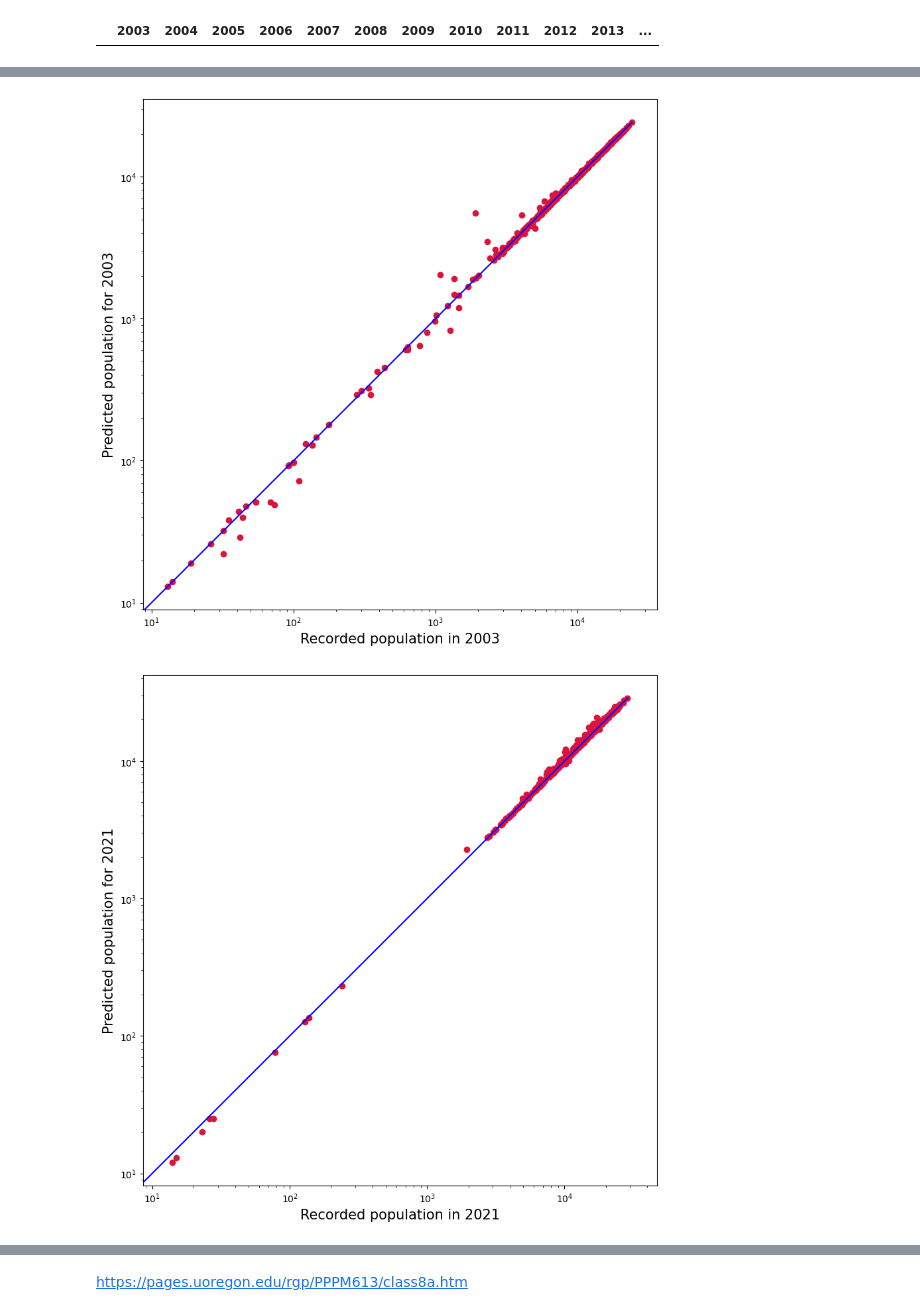
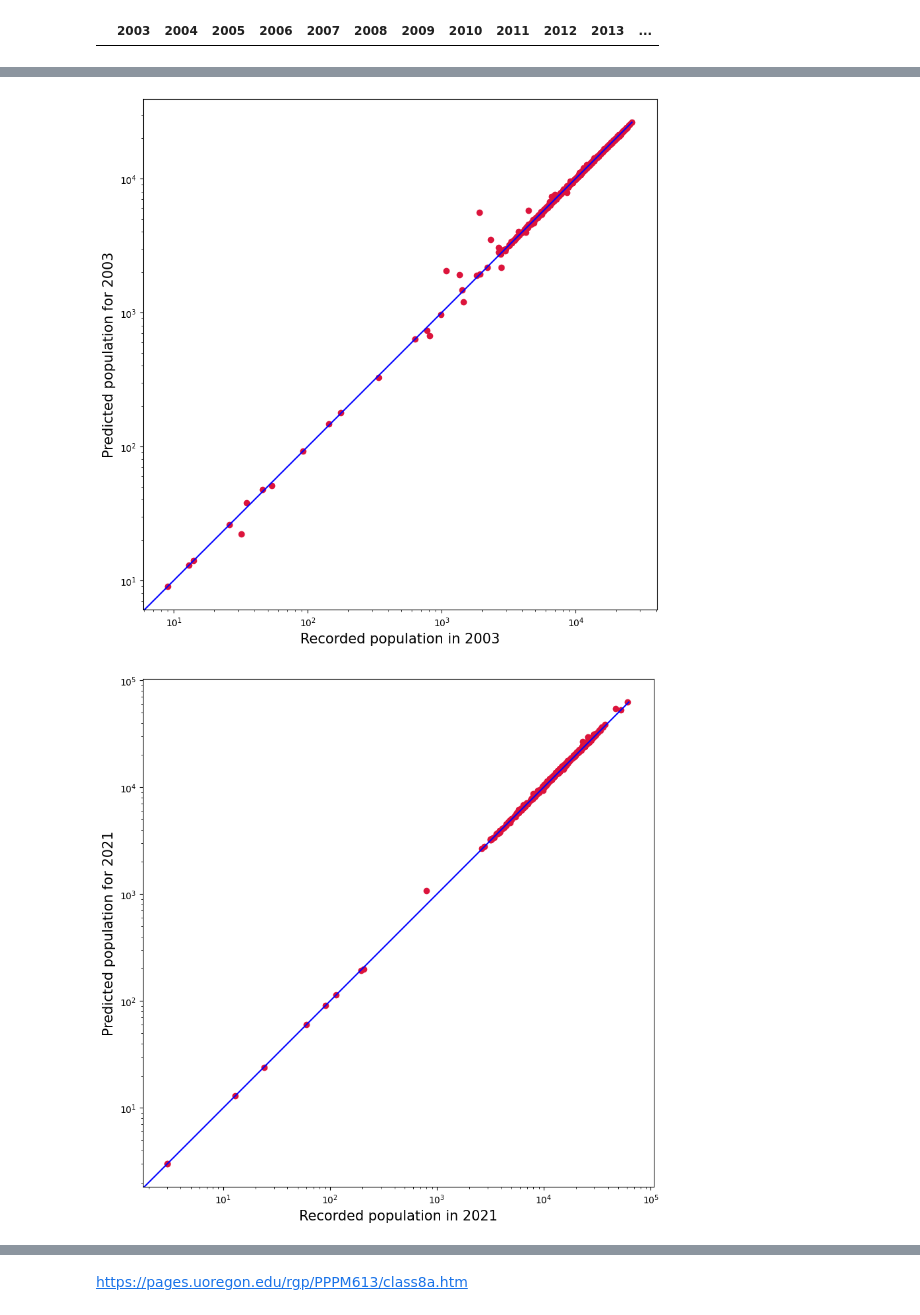
Before and after one commit to MAST30034-Applied-Data-Science/generic-real-estate-consulting-project-group-9, a Jupyter notebook: notebooks/population_prediction.ipynb, the cells around one changed output, grey strips where cells are left out. Cells and saved outputs as stored; diff of their text form; code cells hidden in the pictures.

Commit message:
population prediction update
new version of population prediction to be able to match the postcode with sa2code

```diff
--- a/notebooks/population_prediction.ipynb
+++ b/notebooks/population_prediction.ipynb
@@ -5,5 +7,5 @@ import matplotlib.pyplot as plt
 # %%
-df = pd.read_excel('32180DS0001_2001-21.xlsx',sheet_name='Table 1',skiprows=6,header = 1)
+df = pd.read_excel('population_2001-21.xlsx',sheet_name='Table 1',skiprows=6,header = 1)
 df
 # %% [output]
 |  | S/T code | S/T name | GCCSA code | GCCSA name | SA4 code | SA4 name | SA3 code | SA3 name | SA2 code | ... |
@@ -69,7 +53,7 @@ df_vic = df_vic.rename(columns = {'no.':'2001','no..1':'2002','no..2':'2003','no
                      'no..5':'2006','no..6':'2007','no..7':'2008','no..8':'2009','no..9':'2010',
                      'no..10':'2011','no..11':'2012','no..12':'2013','no..13':'2014','no..14':'2015',
                      'no..15':'2016','no..16':'2017','no..17':'2018','no..18':'2019',
-                     'no..19':'2020','no..20':'2021'}, inplace = False)
+                     'no..19':'2020','no..20':'2021','no..21':'2021-2020='}, inplace = False)
 # %%
 df_vic.columns
 # %% [output]
@@ -130,9 +105,8 @@ predict_df = pd.DataFrame()
 i = 0
 while i<19:
     #print(i)
-    predict_df[YEAR_LIST[i+2]] = round(df_vic[YEAR_LIST[i+1]]*
-                                       (1+(df_vic[YEAR_LIST[i+1]] - df_vic[YEAR_LIST[i]])/df_vic[YEAR_LIST[i]]))
-    i+=1
+    predict_df[YEAR_LIST[i+2]] = df_vic[YEAR_LIST[i+1]]*(1+(df_vic[YEAR_LIST[i+1]] - df_vic[YEAR_LIST[i]])/(df_vic[YEAR_LIST[i]]+0.1))
+    i=i+1
 
-
+predict_df
     #df_VIC[year] = round(df_vic['2012']*(1+(df_vic['2012'] - df_vic['2011'])/df_vic['2011']))
@@ -243,21 +352,21 @@ plt.ylabel('Predicted population for 2003', fontsize=15)
 plt.axis('equal')
 plt.show()
 # %% [output]
-[figure, old version]
+[figure, new version]
 # %%
 plt.figure(figsize=(10,10))
-plt.scatter(true_df['2021'], predict_df_imputed['2021']-3, c='crimson')
+plt.scatter(true_df['2021'], predict_df_imputed['2021'], c='crimson')
 plt.yscale('log')
 plt.xscale('log')
 
 p1 = max(max(predict_df_imputed['2021']), max(true_df['2021']))
 p2 = min(min(predict_df_imputed['2021']), min(true_df['2021']))
 plt.plot([p1, p2], [p1, p2], 'b-')
 plt.title('')
 plt.xlabel('Recorded population in 2021', fontsize=15)
 plt.ylabel('Predicted population for 2021', fontsize=15)
 plt.axis('equal')
 plt.show()
 # %% [output]
-[figure, old version]
+[figure, new version]
 # %%
```
Also changed, not shown: parts of 33 cells of this notebook, 2 other files.
